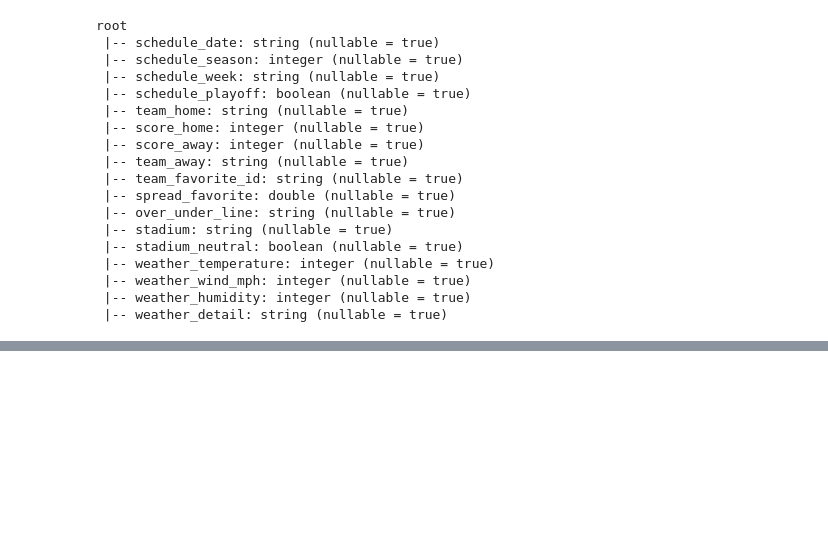
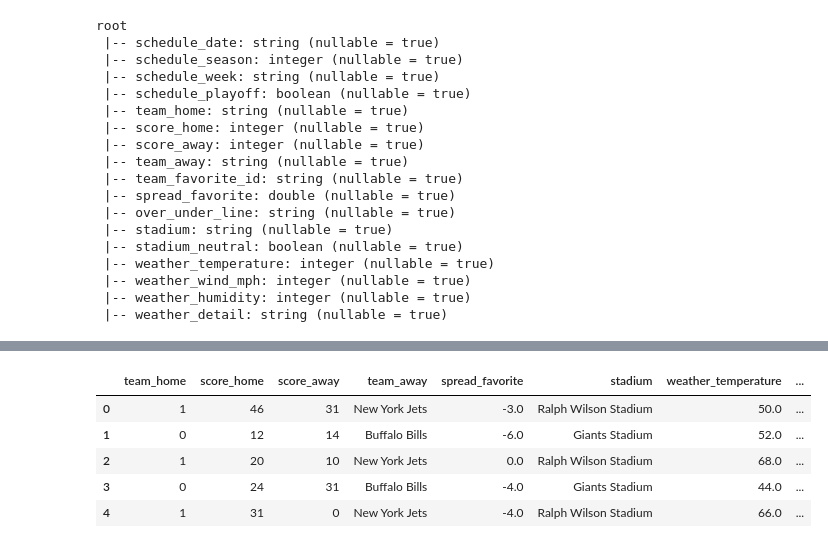
Before and after one commit to jnels4/nfl_predictions, a Jupyter notebook: NFL.ipynb, the cells around one changed output, grey strips where cells are left out. Cells and saved outputs as stored; diff of their text form; code cells hidden in the pictures; blank space fills up the shorter version.

```diff
--- a/NFL.ipynb
+++ b/NFL.ipynb
@@ -97,0 +287,16 @@ root
+# %%
+def change_string(team_home):
+    if team_home == "Buffalo Bills":
+        return 1
+    else:
+        return 0
+
+NFL_guru_jetsbills_df["team_home"]= NFL_guru_jetsbills_df["team_home"].apply(change_string)
+NFL_guru_jetsbills_df.head()
+# %% [output]
+|  | team_home | score_home | score_away | team_away | spread_favorite | stadium | weather_temperature | ... |
+| 0 | 1 | 46 | 31 | New York Jets | -3.0 | Ralph Wilson Stadium | 50.0 | ... |
+| 1 | 0 | 12 | 14 | Buffalo Bills | -6.0 | Giants Stadium | 52.0 | ... |
+| 2 | 1 | 20 | 10 | New York Jets | 0.0 | Ralph Wilson Stadium | 68.0 | ... |
+| 3 | 0 | 24 | 31 | Buffalo Bills | -4.0 | Giants Stadium | 44.0 | ... |
+| 4 | 1 | 31 | 0 | New York Jets | -4.0 | Ralph Wilson Stadium | 66.0 | ... |
```
Also changed, not shown: parts of 54 cells of this notebook.
